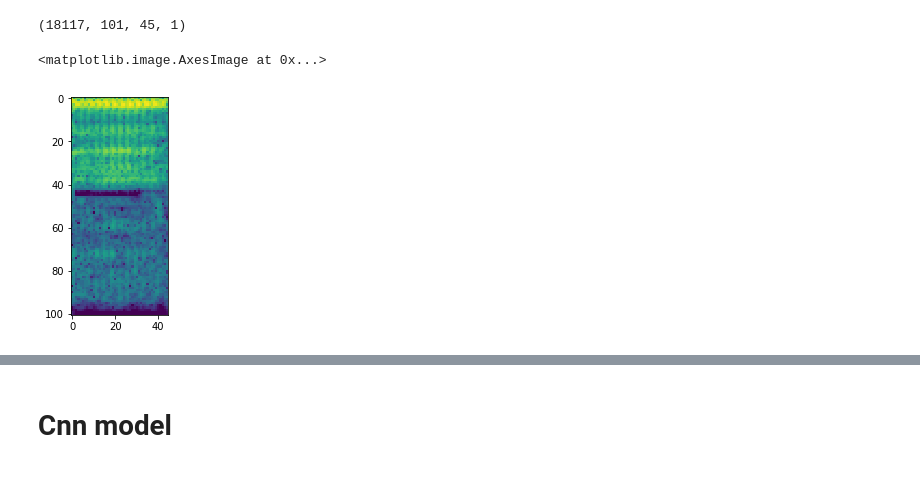
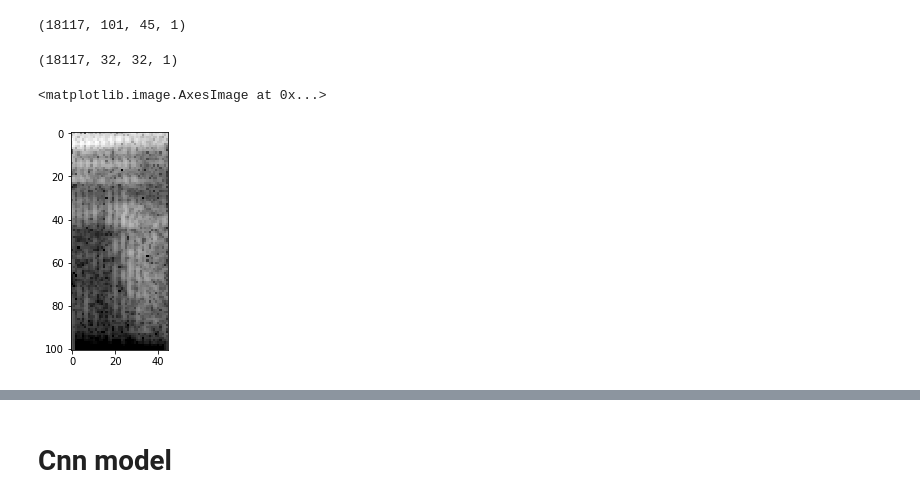
Before and after one commit to EvgenyKashin/SpeechRectification, a Jupyter notebook: notebooks/CnnClassification.ipynb, the cells around one changed output, grey strips where cells are left out. Cells and saved outputs as stored; diff of their text form; code cells hidden in the pictures.

Commit message:
Resizing spectrogram images to 32x32 size

```diff
--- a/notebooks/CnnClassification.ipynb
+++ b/notebooks/CnnClassification.ipynb
@@ -136,6 +138,8 @@ np.expand_dims(D, axis=-1).shape
 # %%
 def extract_feature(x, sample_rate=22050, n_fft=200):
     D = librosa.logamplitude(np.abs(librosa.stft(x, n_fft=n_fft))**2, ref_power=np.max)
+    D = Image.fromarray(D, mode='F')
+    D = np.array(D.resize((32, 32)))
     return np.expand_dims(D, axis=-1)
 # %%
 D = extract_feature(a[0])
@@ -150,8 +158,12 @@ X_features = np.stack([extract_feature(x) for x in X])
 X_features.shape
 # %% [output]
 (18117, 101, 45, 1)
+# %%
+X_features.shape
+# %% [output]
+(18117, 32, 32, 1)
 # %%
-plt.imshow(X_features[3, :, :, 0])
+plt.imshow(X_features[0, :, :, 0]) # old
 # %% [output]
 <matplotlib.image.AxesImage at 0x...>
-[figure, old version]
+[figure, new version]
```
Also changed, not shown: parts of 36 cells of this notebook.
